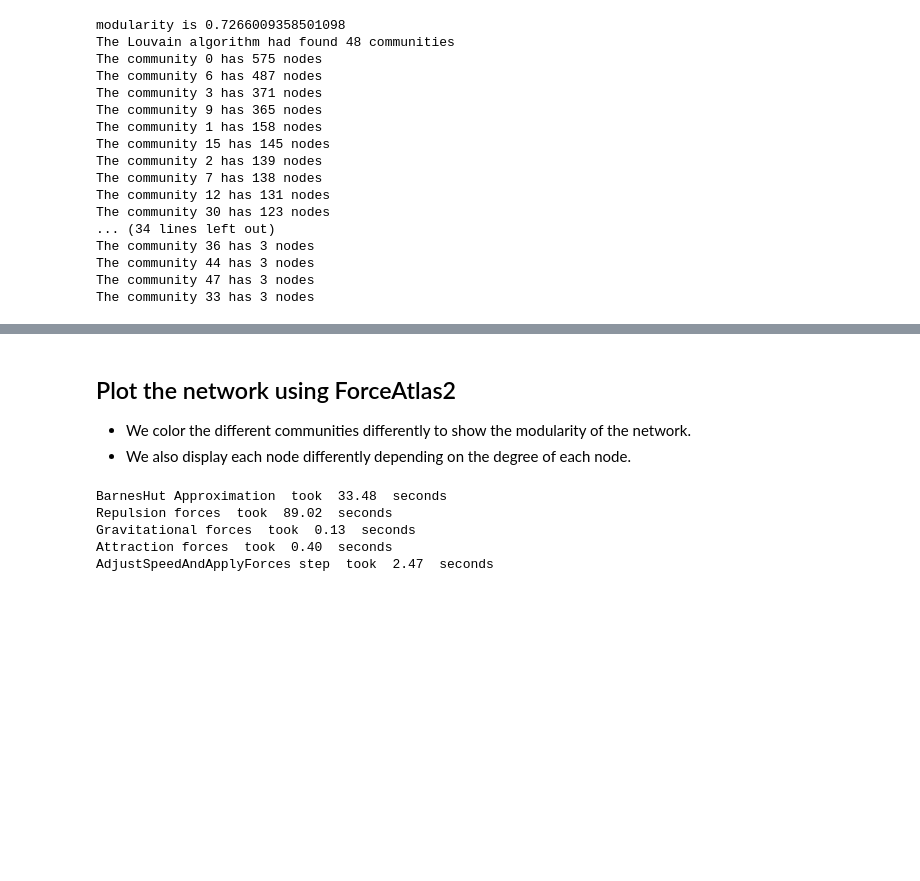
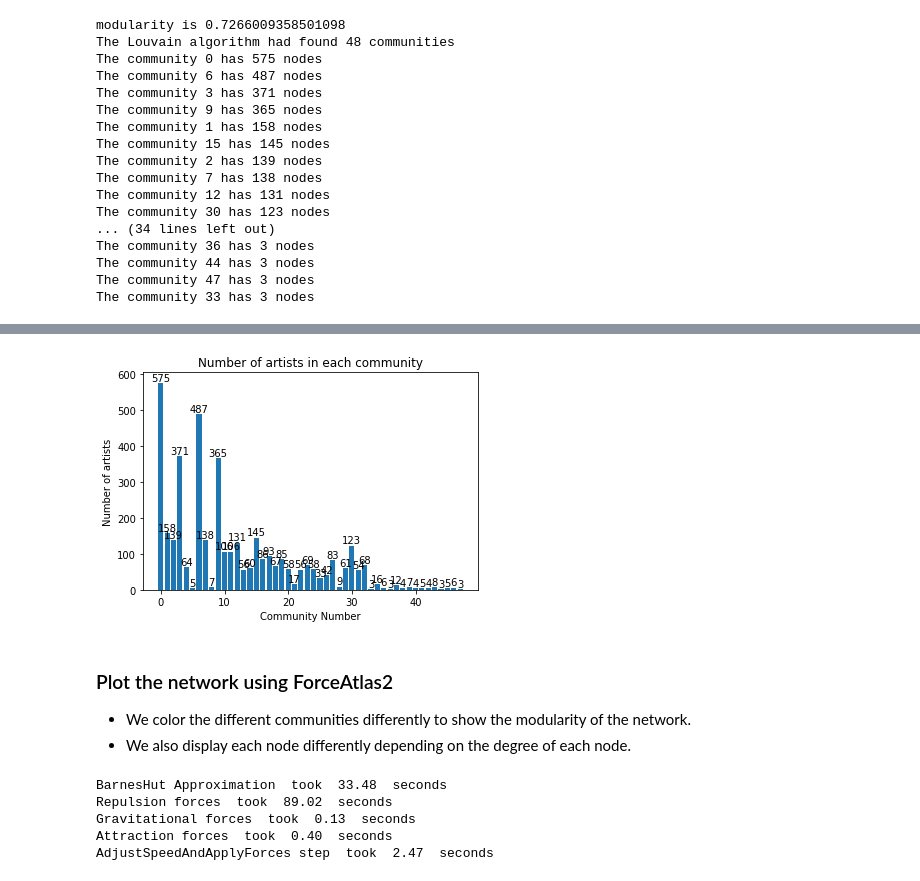
Before and after one commit to bakos97/Final-project-Social-Graphs, a Jupyter notebook: notebooks/Spotify_Network_(from_Collaboration).ipynb, the cells around one changed output, grey strips where cells are left out. Drawn from its saved outputs; the diff is of its cells as text; code cells hidden in the pictures; blank space fills up the shorter version.

Commit message:
Expanded on network analysis

```diff
--- a/notebooks/Spotify_Network_(from_Collaboration).ipynb
+++ b/notebooks/Spotify_Network_(from_Collaboration).ipynb
@@ -562,5 +643,23 @@ The community 33 has 3 nodes
+# %%
+# get the count of artists in each community
+count_artists_community = list(Counter(communities.values()).values())
+# get the community number
+community_no = list(Counter(communities.values()).keys())
+fig, ax = plt.subplots()
+
+p = ax.bar(community_no, count_artists_community)
+
+ax.axhline(0, color='grey', linewidth=0.8)
+ax.set_ylabel('Number of artists')
+ax.set_xlabel('Community Number')
+ax.set_title('Number of artists in each community')
+ax.bar_label(p)
+
+plt.show()
+# %% [output]
+[figure, added]
 # %% [markdown]
-## Plot the network using ForceAtlas2
+### Plot the network using ForceAtlas2
 - We color the different communities differently to show the modularity of the network.
 - We also display each node differently depending on the degree of each node.
 # %%
```
Also changed, not shown: parts of 43 cells of this notebook.
